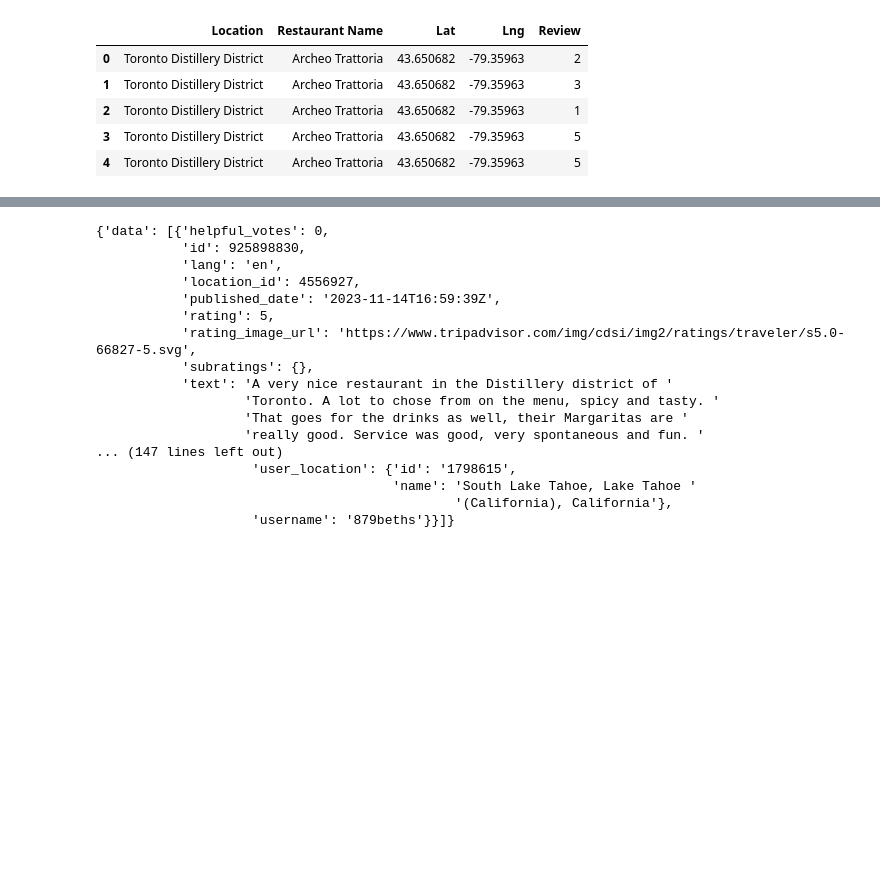
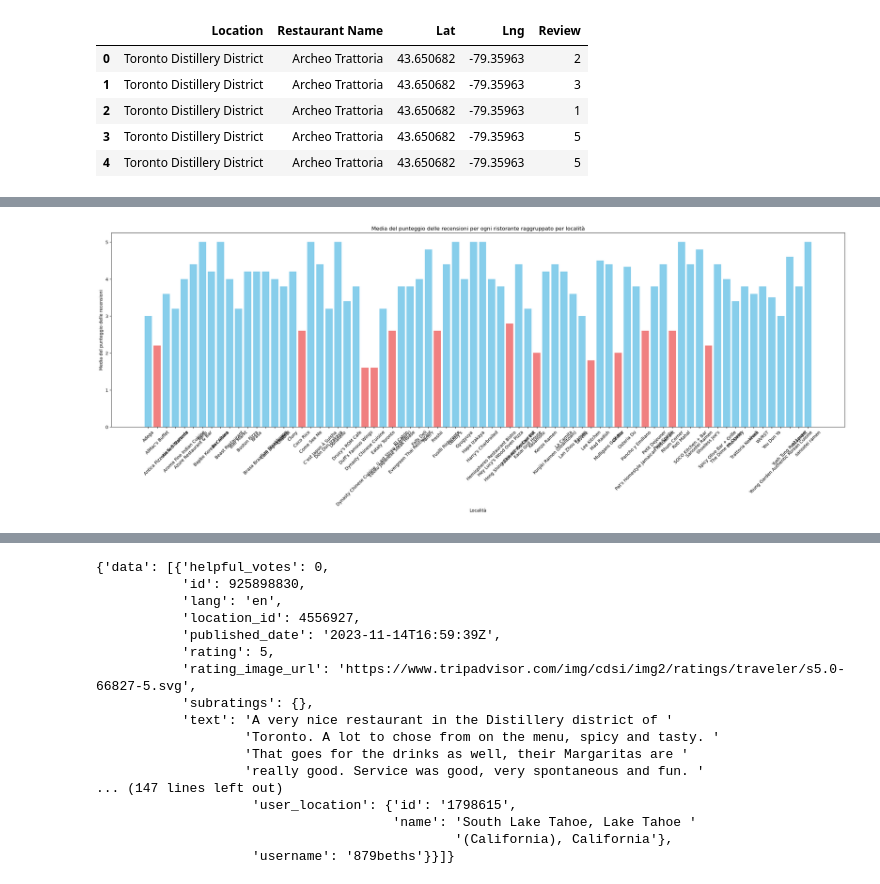
Before and after one commit to AleMori22/Project_1_repo, a Jupyter notebook: Alessandro Mori's Project 1.ipynb, the cells around one changed output, grey strips where cells are left out. Drawn from its saved outputs; the diff is of its cells as text; code cells hidden in the pictures; blank space fills up the shorter version.

```diff
--- a/Alessandro Mori's Project 1.ipynb
+++ b/Alessandro Mori's Project 1.ipynb
@@ -228,0 +262,15 @@ ON_df = Places_df[Places_df['province'] == 'ON']
+# %%
+avg_reviews = Plotting_df.groupby(['Restaurant Name'])['Review'].mean().reset_index()
+
+colors = ['skyblue' if x >= 3 else 'lightcoral' for x in avg_reviews['Review']]
+
+# Crea il grafico a barre con colori condizionali
+plt.figure(figsize=(30, 8))
+plt.bar(avg_reviews['Restaurant Name'], avg_reviews['Review'], color=colors)
+plt.title('Media del punteggio delle recensioni per ogni ristorante raggruppato per località')
+plt.xlabel('Località')
+plt.ylabel('Media del punteggio delle recensioni')
+plt.xticks(rotation=45)
+plt.show()
+# %% [output]
+[figure, added]
```
Also changed, not shown: parts of 18 cells of this notebook.
